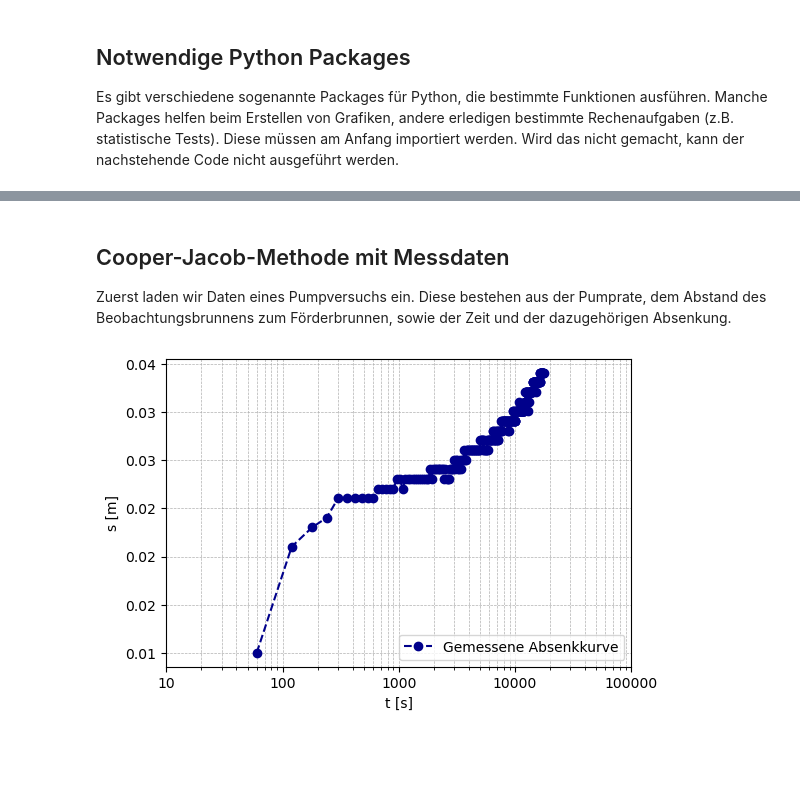
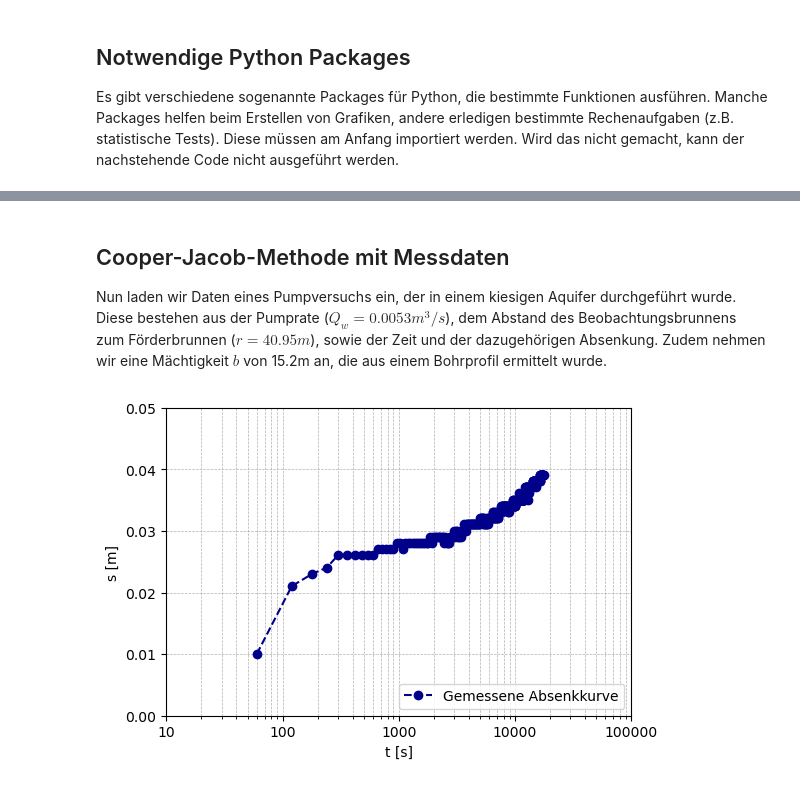
Before and after one commit to SebastianGnann/Pumpversuche, a Jupyter notebook: Pumpversuche_Cooper_Jacob.ipynb, the cells around one changed output, grey strips where cells are left out. Cells and saved outputs as stored; diff of their text form; code cells hidden in the pictures; blank space fills up the shorter version.

```diff
--- a/Pumpversuche_Cooper_Jacob.ipynb
+++ b/Pumpversuche_Cooper_Jacob.ipynb
@@ -132,8 +186,8 @@ plt.show()
 # %% [markdown]
 ## Cooper-Jacob-Methode mit Messdaten
 
-Zuerst laden wir Daten eines Pumpversuchs ein.
-Diese bestehen aus der Pumprate, dem Abstand des Beobachtungsbrunnens zum Förderbrunnen, sowie der Zeit und der dazugehörigen Absenkung.
+Nun laden wir Daten eines Pumpversuchs ein, der in einem kiesigen Aquifer durchgeführt wurde.
+Diese bestehen aus der Pumprate ($Q_w = 0.0053 m^3/s$), dem Abstand des Beobachtungsbrunnens zum Förderbrunnen ($r = 40.95 m$), sowie der Zeit und der dazugehörigen Absenkung. Zudem nehmen wir eine Mächtigkeit $b$ von 15.2m an, die aus einem Bohrprofil ermittelt wurde.
 # %%
 # load data from pumping test
 
@@ -146,33 +200,33 @@ b = 15.2 # [m]
 df = pd.read_excel('data/PV.xlsx', sheet_name='GWM')
 df['Datum/Zeit'] = pd.to_datetime(df['Datum/Zeit'], format='%m/%d/%Y  %I:%M:%S %p')
 t_obs = (df['Datum/Zeit'] - df['Datum/Zeit'][0]).dt.total_seconds()
 s_obs = df["Wassersp, [muROK]"]
 
 # time of third pumping test
 mask = (t_obs > 6300) & (t_obs < 24000)
 t_obs = t_obs[mask]
 t_obs = t_obs - t_obs.iloc[0]
 t_obs = t_obs[1:]
 s_obs = s_obs[mask]
 s_obs = s_obs - s_obs.iloc[0]
 s_obs = s_obs[1:]
 
 # Jacob correction
 s_obs = s_obs / (1 - s_obs / b) # does not lead to a huge difference here
 
 # visualize data
 fig, ax = plt.subplots(figsize=(6, 4))
 ax.plot(t_obs, s_obs, 'o--', c='darkblue', label='Gemessene Absenkkurve')
 ax.set_xlabel('t [s]')
 ax.set_ylabel('s [m]')
 ax.set_xscale("log")
 #ax.set_yscale("log")
 ax.set_xlim([10, 100000])
-#ax.set_ylim([0, 0.05])
+ax.set_ylim([0, 0.05])
 ax.xaxis.set_major_formatter(ticker.FuncFormatter(fmt_func_x))
-ax.yaxis.set_major_formatter(ticker.FuncFormatter(fmt_func_y))
+#ax.yaxis.set_major_formatter(ticker.FuncFormatter(fmt_func_y))
 ax.grid(True, which='both', linestyle='--', linewidth=0.5)
 ax.legend(loc='lower right')
 plt.show()
 # %% [output]
-[figure, old version]
+[figure, new version]
```
Also changed, not shown: parts of 8 cells of this notebook.
